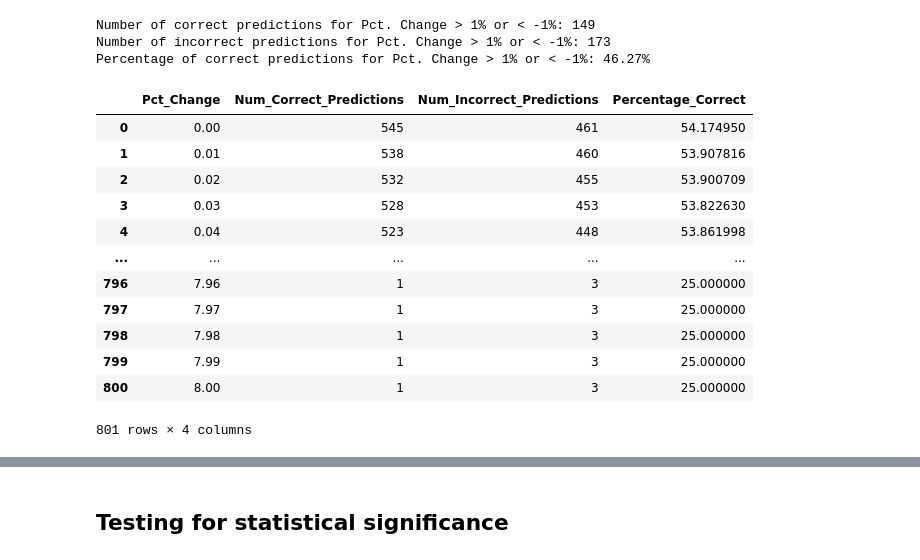
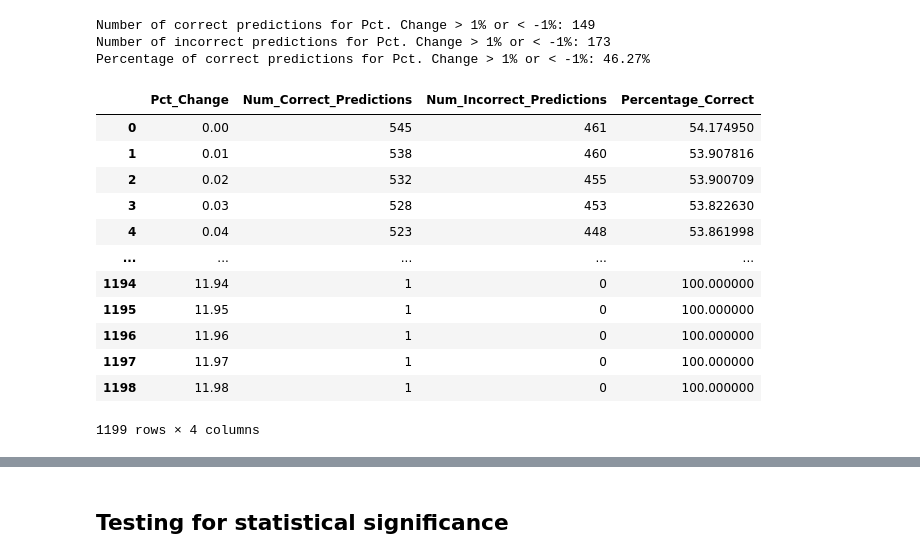
Before and after one commit to odamgaard/Seminar-Applied-Corporate-Finance, a Jupyter notebook: Project/Neural Network (S&P500).ipynb, the cells around one changed output, grey strips where cells are left out. Cells and saved outputs as stored; diff of their text form; code cells hidden in the pictures.

```diff
--- a/Project/Neural Network (S&P500).ipynb
+++ b/Project/Neural Network (S&P500).ipynb
@@ -178,24 +178,3 @@ x_train = np.reshape(x_train, (x_train.shape[0], x_train.shape[1], 1))
 x_train.shape
 # %% [output]
 (3968, 60, 1)
-# %%
-# Create an LSTM model
-model = Sequential()
-
-# Add the first LSTM layer with 50 units and return sequences
-model.add(LSTM(50, return_sequences=True, input_shape=(x_train.shape[1], 1)))
-
-# Add the second LSTM layer with 50 units and do not return sequences
-model.add(LSTM(50, return_sequences=False))
-
-# Add a dense layer with 25 units
-model.add(Dense(25))
-
-# Add the output layer with a single unit for regression
-model.add(Dense(1))
-# %%
-# Compile the LSTM model (Adaptive Moment Estimation)
-model.compile(optimizer='adam', loss='mean_squared_error')
-# %%
-# Train the LSTM model with the training data
-model.fit(x_train, y_train, batch_size=1, epochs=1)
@@ -530,8 +590,8 @@ Percentage of correct predictions for Pct. Change > 1% or < -1%: 70.19%
 # Create an empty list to store the results
 results = []
 
-# Generate percentage change values from 0 to 8 with an interval of 0.01
-for pct_change in range(0, 801):
+# Generate percentage change values from 0 to 12 with an interval of 0.01
+for pct_change in range(0, 1201):
     pct_change /= 100
 
     # Filter the DataFrame for Pct. Change > 1% or < -1%
@@ -703,8 +763,8 @@ Percentage of correct predictions for Pct. Change > 1% or < -1%: 46.27%
 # Create an empty list to store the results
 results = []
 
-# Generate percentage change values from 0 to 8 with an interval of 0.01
-for pct_change in range(0, 801):
+# Generate percentage change values from 0 to 12 with an interval of 0.01
+for pct_change in range(0, 1201):
     pct_change /= 100
 
     # Filter the DataFrame for Pct. Change > 1% or < -1%
@@ -719,39 +779,39 @@ for pct_change in range(0, 801):
 
     # Check if total_observations is zero to avoid division by zero
     if total_observations == 0:
         percentage_correct = 0
     else:
         # Calculate the percentage of correct predictions
         percentage_correct = (num_correct_predictions / total_observations) * 100
 
     # Append the results as a dictionary to the 'results' list
     results.append({'Pct_Change': pct_change,
                     'Num_Correct_Predictions': num_correct_predictions,
                     'Num_Incorrect_Predictions': total_observations - num_correct_predictions,
                     'Percentage_Correct': percentage_correct})
 
 # Create a DataFrame from the list of dictionaries
 results_df = pd.DataFrame(results)
 
 # Filter rows where both 'Num_Correct_Predictions' and 'Num_Incorrect_Predictions' are not zero
 results_df = results_df[(results_df['Num_Correct_Predictions'] != 0) | (results_df['Num_Incorrect_Predictions'] != 0)]
 
 # Print or further analyze the 'results_df' DataFrame
 results_df
 # %% [output]
 |  | Pct_Change | Num_Correct_Predictions | Num_Incorrect_Predictions | Percentage_Correct |
 | 0 | 0.00 | 545 | 461 | 54.174950 |
 | 1 | 0.01 | 538 | 460 | 53.907816 |
 | 2 | 0.02 | 532 | 455 | 53.900709 |
 | 3 | 0.03 | 528 | 453 | 53.822630 |
 | 4 | 0.04 | 523 | 448 | 53.861998 |
 | ... | ... | ... | ... | ... |
-| 796 | 7.96 | 1 | 3 | 25.000000 |
-| 797 | 7.97 | 1 | 3 | 25.000000 |
-| 798 | 7.98 | 1 | 3 | 25.000000 |
-| 799 | 7.99 | 1 | 3 | 25.000000 |
-| 800 | 8.00 | 1 | 3 | 25.000000 |
+| 1194 | 11.94 | 1 | 0 | 100.000000 |
+| 1195 | 11.95 | 1 | 0 | 100.000000 |
+| 1196 | 11.96 | 1 | 0 | 100.000000 |
+| 1197 | 11.97 | 1 | 0 | 100.000000 |
+| 1198 | 11.98 | 1 | 0 | 100.000000 |
-801 rows × 4 columns
+1199 rows × 4 columns
 # %%
 # Create a figure and axis for the plot
 fig, ax = plt.subplots(figsize=(16, 8))
```
Also changed, not shown: parts of 19 cells of this notebook, 43 other files.
